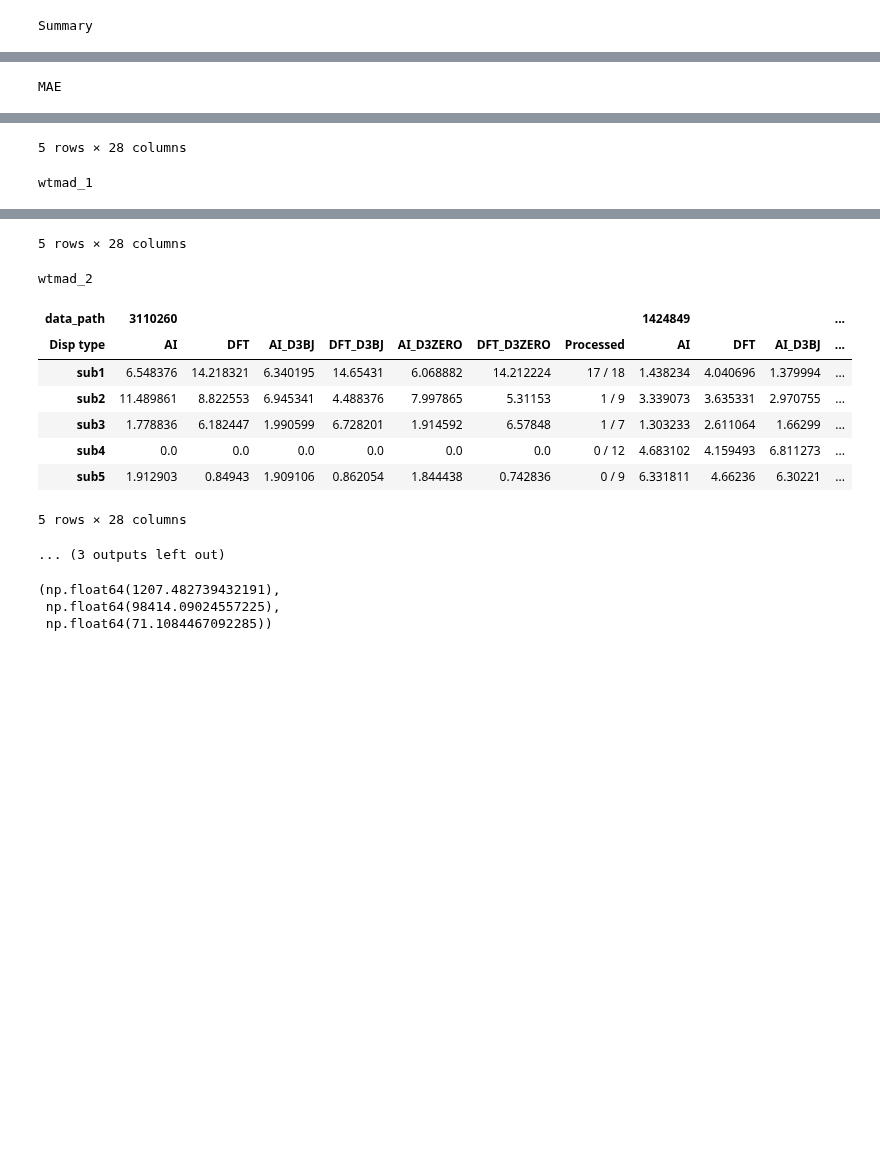
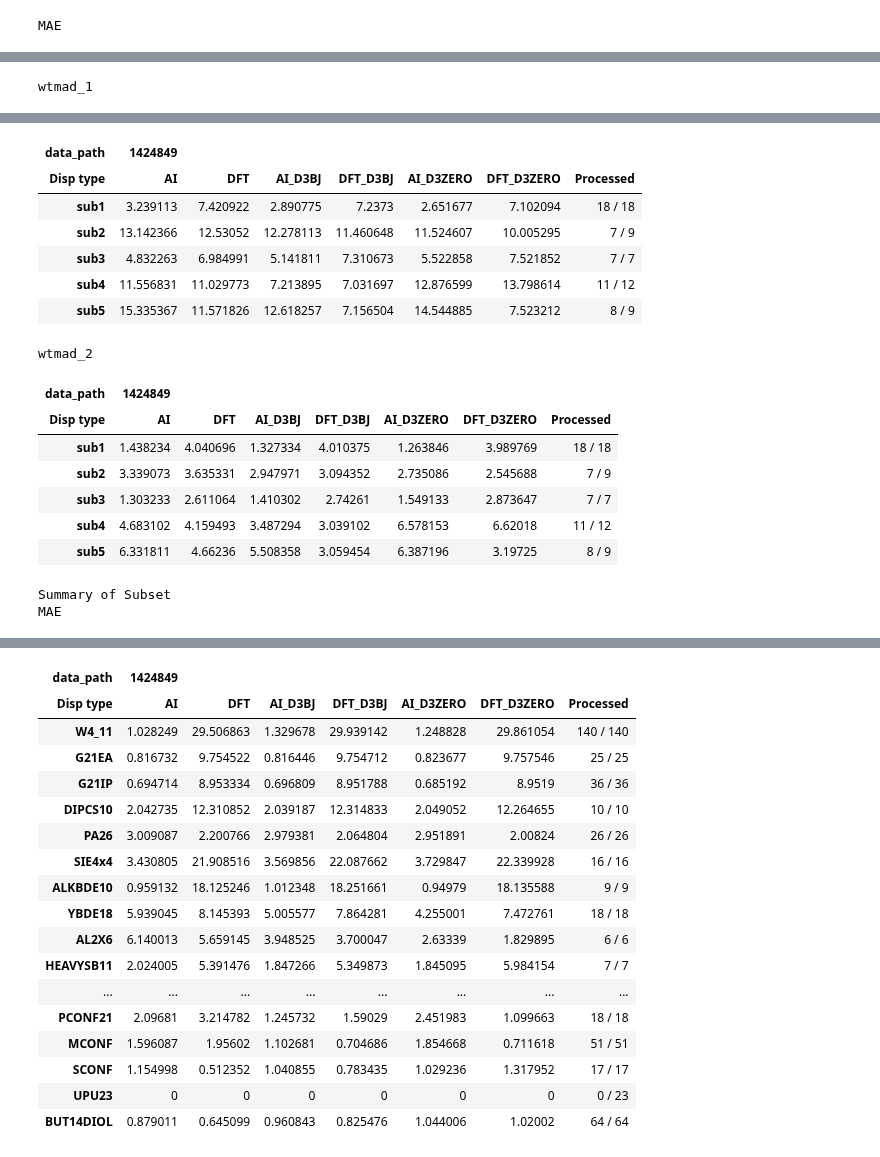
Before and after one commit to chem12346789/cc2cc, a Jupyter notebook: jupyter-notebook/atomic_energy_gmtkn.ipynb, the cells around one changed output, grey strips where cells are left out. Saved outputs shown, nothing was run; the diff lists cells and outputs as text; code cells hidden in the pictures; blank space fills up the shorter version.

```diff
--- a/jupyter-notebook/atomic_energy_gmtkn.ipynb
+++ b/jupyter-notebook/atomic_energy_gmtkn.ipynb
@@ -57,21 +57,22 @@ for name_set, subset_list_ in full_subset_dict.items():
         else:
             data_d3zero = np.zeros_like(data_dft)
 
-        if modified_dft_d3bj := data.get("modified_dft_d3bj"):
-            data_dft_d3bj = modified_dft_d3bj.to_numpy()
+        if "modified_dft_d3bj" in data.columns:
+            data_dft_d3bj = data["modified_dft_d3bj"].to_numpy() * 627.5094733748099
+            # data_dft_d3bj = data_d3bj
         else:
             data_dft_d3bj = data_d3bj
-        if modified_dft_d3zero := data.get("modified_dft_d3zero"):
-            data_dft_d3zero = modified_dft_d3zero.to_numpy()
+        if "modified_dft_d3zero" in data.columns:
+            data_dft_d3zero = data["modified_dft_d3zero"].to_numpy() * 627.5094733748099
         else:
             data_dft_d3zero = data_d3zero
 
-        if modified_ai_d3bj := data.get("modified_ai_d3bj"):
-            data_ai_d3bj = modified_ai_d3bj.to_numpy()
+        if "modified_ai_d3bj" in data.columns:
+            data_ai_d3bj = data["modified_ai_d3bj"].to_numpy() * 627.5094733748099
         else:
             data_ai_d3bj = data_d3bj
-        if modified_ai_d3zero := data.get("modified_ai_d3zero"):
-            data_ai_d3zero = modified_ai_d3zero.to_numpy()
+        if "modified_ai_d3zero" in data.columns:
+            data_ai_d3zero = data["modified_ai_d3zero"].to_numpy() * 627.5094733748099
         else:
             data_ai_d3zero = data_d3zero
 
@@ -447,6 +448,7 @@ for data_path in data_path_list:
     mean_absolute_deviation = np.mean(mean_absolute_deviation_list) / len(
         mean_absolute_deviation_list
     )
+    print(f"Mean absolute deviation for {data_path_name}: {mean_absolute_deviation:.4f} kcal/mol")
     for name_set in full_subset_dict.keys():
         for d3_name in ["", "_d3bj", "_d3zero"]:
             wtmad_2_subset.loc[name_set, (data_path_name, f"AI{d3_name.upper()}")] = (
@@ -505 +525 @@ Top 1 AI: 3.4835617415083107 kcal/mol, 32 in 1424849_BUT14DIOL
-Summary
+MAE
@@ -524 +533 @@ Summary
-MAE
+wtmad_1
@@ -532,2 +534,17 @@ MAE
+| data_path | 1424849 |  |  |  |  |  |  |
+| Disp type | AI | DFT | AI_D3BJ | DFT_D3BJ | AI_D3ZERO | DFT_D3ZERO | Processed |
+| sub1 | 3.239113 | 7.420922 | 2.890775 | 7.2373 | 2.651677 | 7.102094 | 18 / 18 |
+| sub2 | 13.142366 | 12.53052 | 12.278113 | 11.460648 | 11.524607 | 10.005295 | 7 / 9 |
+| sub3 | 4.832263 | 6.984991 | 5.141811 | 7.310673 | 5.522858 | 7.521852 | 7 / 7 |
+| sub4 | 11.556831 | 11.029773 | 7.213895 | 7.031697 | 12.876599 | 13.798614 | 11 / 12 |
+| sub5 | 15.335367 | 11.571826 | 12.618257 | 7.156504 | 14.544885 | 7.523212 | 8 / 9 |
-5 rows × 28 columns
+wtmad_2
+| data_path | 1424849 |  |  |  |  |  |  |
+| Disp type | AI | DFT | AI_D3BJ | DFT_D3BJ | AI_D3ZERO | DFT_D3ZERO | Processed |
+| sub1 | 1.438234 | 4.040696 | 1.327334 | 4.010375 | 1.263846 | 3.989769 | 18 / 18 |
+| sub2 | 3.339073 | 3.635331 | 2.947971 | 3.094352 | 2.735086 | 2.545688 | 7 / 9 |
+| sub3 | 1.303233 | 2.611064 | 1.410302 | 2.74261 | 1.549133 | 2.873647 | 7 / 7 |
+| sub4 | 4.683102 | 4.159493 | 3.487294 | 3.039102 | 6.578153 | 6.62018 | 11 / 12 |
+| sub5 | 6.331811 | 4.66236 | 5.508358 | 3.059454 | 6.387196 | 3.19725 | 8 / 9 |
-wtmad_1
+Summary of Subset
+MAE
@@ -541,20 +551,18 @@ wtmad_1
-5 rows × 28 columns
-wtmad_2
-| data_path | 3110260 |  |  |  |  |  |  | 1424849 |  |  | ... |
-| Disp type | AI | DFT | AI_D3BJ | DFT_D3BJ | AI_D3ZERO | DFT_D3ZERO | Processed | AI | DFT | AI_D3BJ | ... |
-| sub1 | 6.548376 | 14.218321 | 6.340195 | 14.65431 | 6.068882 | 14.212224 | 17 / 18 | 1.438234 | 4.040696 | 1.379994 | ... |
-| sub2 | 11.489861 | 8.822553 | 6.945341 | 4.488376 | 7.997865 | 5.31153 | 1 / 9 | 3.339073 | 3.635331 | 2.970755 | ... |
-| sub3 | 1.778836 | 6.182447 | 1.990599 | 6.728201 | 1.914592 | 6.57848 | 1 / 7 | 1.303233 | 2.611064 | 1.66299 | ... |
-| sub4 | 0.0 | 0.0 | 0.0 | 0.0 | 0.0 | 0.0 | 0 / 12 | 4.683102 | 4.159493 | 6.811273 | ... |
-| sub5 | 1.912903 | 0.84943 | 1.909106 | 0.862054 | 1.844438 | 0.742836 | 0 / 9 | 6.331811 | 4.66236 | 6.30221 | ... |
-5 rows × 28 columns
-... (3 outputs left out)
+| data_path | 1424849 |  |  |  |  |  |  |
+| Disp type | AI | DFT | AI_D3BJ | DFT_D3BJ | AI_D3ZERO | DFT_D3ZERO | Processed |
+| W4_11 | 1.028249 | 29.506863 | 1.329678 | 29.939142 | 1.248828 | 29.861054 | 140 / 140 |
+| G21EA | 0.816732 | 9.754522 | 0.816446 | 9.754712 | 0.823677 | 9.757546 | 25 / 25 |
+| G21IP | 0.694714 | 8.953334 | 0.696809 | 8.951788 | 0.685192 | 8.9519 | 36 / 36 |
+| DIPCS10 | 2.042735 | 12.310852 | 2.039187 | 12.314833 | 2.049052 | 12.264655 | 10 / 10 |
+| PA26 | 3.009087 | 2.200766 | 2.979381 | 2.064804 | 2.951891 | 2.00824 | 26 / 26 |
+| SIE4x4 | 3.430805 | 21.908516 | 3.569856 | 22.087662 | 3.729847 | 22.339928 | 16 / 16 |
+| ALKBDE10 | 0.959132 | 18.125246 | 1.012348 | 18.251661 | 0.94979 | 18.135588 | 9 / 9 |
+| YBDE18 | 5.939045 | 8.145393 | 5.005577 | 7.864281 | 4.255001 | 7.472761 | 18 / 18 |
+| AL2X6 | 6.140013 | 5.659145 | 3.948525 | 3.700047 | 2.63339 | 1.829895 | 6 / 6 |
+| HEAVYSB11 | 2.024005 | 5.391476 | 1.847266 | 5.349873 | 1.845095 | 5.984154 | 7 / 7 |
+| ... | ... | ... | ... | ... | ... | ... | ... |
+| PCONF21 | 2.09681 | 3.214782 | 1.245732 | 1.59029 | 2.451983 | 1.099663 | 18 / 18 |
+| MCONF | 1.596087 | 1.95602 | 1.102681 | 0.704686 | 1.854668 | 0.711618 | 51 / 51 |
+| SCONF | 1.154998 | 0.512352 | 1.040855 | 0.783435 | 1.029236 | 1.317952 | 17 / 17 |
+| UPU23 | 0 | 0 | 0 | 0 | 0 | 0 | 0 / 23 |
+| BUT14DIOL | 0.879011 | 0.645099 | 0.960843 | 0.825476 | 1.044006 | 1.02002 | 64 / 64 |
-# %%
-# import numpy as np
-np.max(mean_absolute_deviation_list), np.sum(mean_absolute_deviation_list), np.mean(
-    mean_absolute_deviation_list
-)
-# %% [output]
-(np.float64(1207.482739432191),
- np.float64(98414.09024557225),
- np.float64(71.1084467092285))
```
Also changed, not shown: parts of 8 cells of this notebook, 3 other files.
